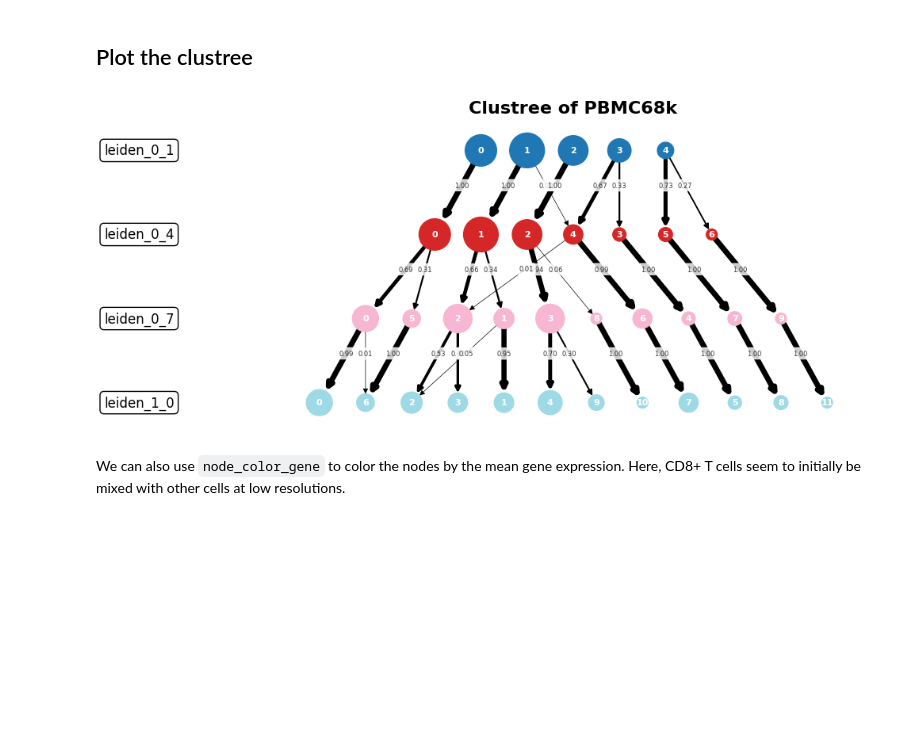
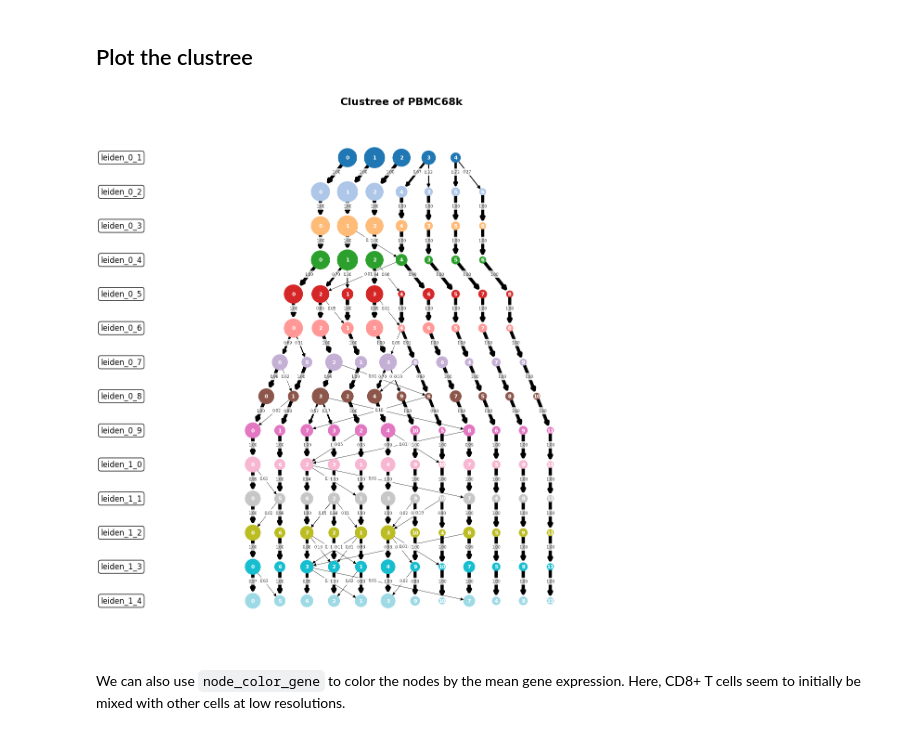
Before and after one commit to complextissue/pyclustree, a Jupyter notebook: docs/source/example.ipynb, the cells around one changed output. Cells and saved outputs as stored; diff of their text form; code cells hidden in the pictures; blank space fills up the shorter version.

Commit message:
Bump to 0.4.1 and fix layer order for > 10 resolutions

```diff
--- a/docs/source/example.ipynb
+++ b/docs/source/example.ipynb
@@ -12,12 +12,14 @@ For more information regarding the motiviation for (py)clustree, please refer to
 Note: you may need to restart the kernel to use updated packages.
 # %%
 import scanpy as sc
+import numpy as np
 from pyclustree import clustree
 
 adata = sc.datasets.pbmc68k_reduced()
+resolutions = np.arange(0.1, 1.5, 0.1).round(1)
 
 # Run leiden clustering for different resolutions
-for resolution in [0.1, 0.4, 0.7, 1.0]:
+for resolution in resolutions:
     sc.tl.leiden(
         adata,
         resolution=resolution,
@@ -30,15 +32,15 @@ for resolution in [0.1, 0.4, 0.7, 1.0]:
 # %%
 fig = clustree(
     adata,
-    [f"leiden_{str(resolution).replace('.', '_')}" for resolution in [0.1, 0.4, 0.7, 1.0]],
+    [f"leiden_{str(resolution).replace('.', '_')}" for resolution in resolutions],
     title="Clustree of PBMC68k",
     edge_weight_threshold=0.00,  # the minimum fraction of the parent cluster assigned to the child cluster to plot
     show_fraction=True,  # show the fraction of cells in each cluster
 )
-fig.set_size_inches(10, 5)
+fig.set_size_inches(10, 15)
 fig.set_dpi(100)
 # %% [output]
-[figure, old version]
+[figure, new version]
 # %% [markdown]
 We can also use `node_color_gene` to color the nodes by the mean gene expression. Here, CD8+ T cells seem to initially be mixed with other cells at low resolutions.
 # %%
```
Also changed, not shown: parts of 2 cells of this notebook, 3 other files.
